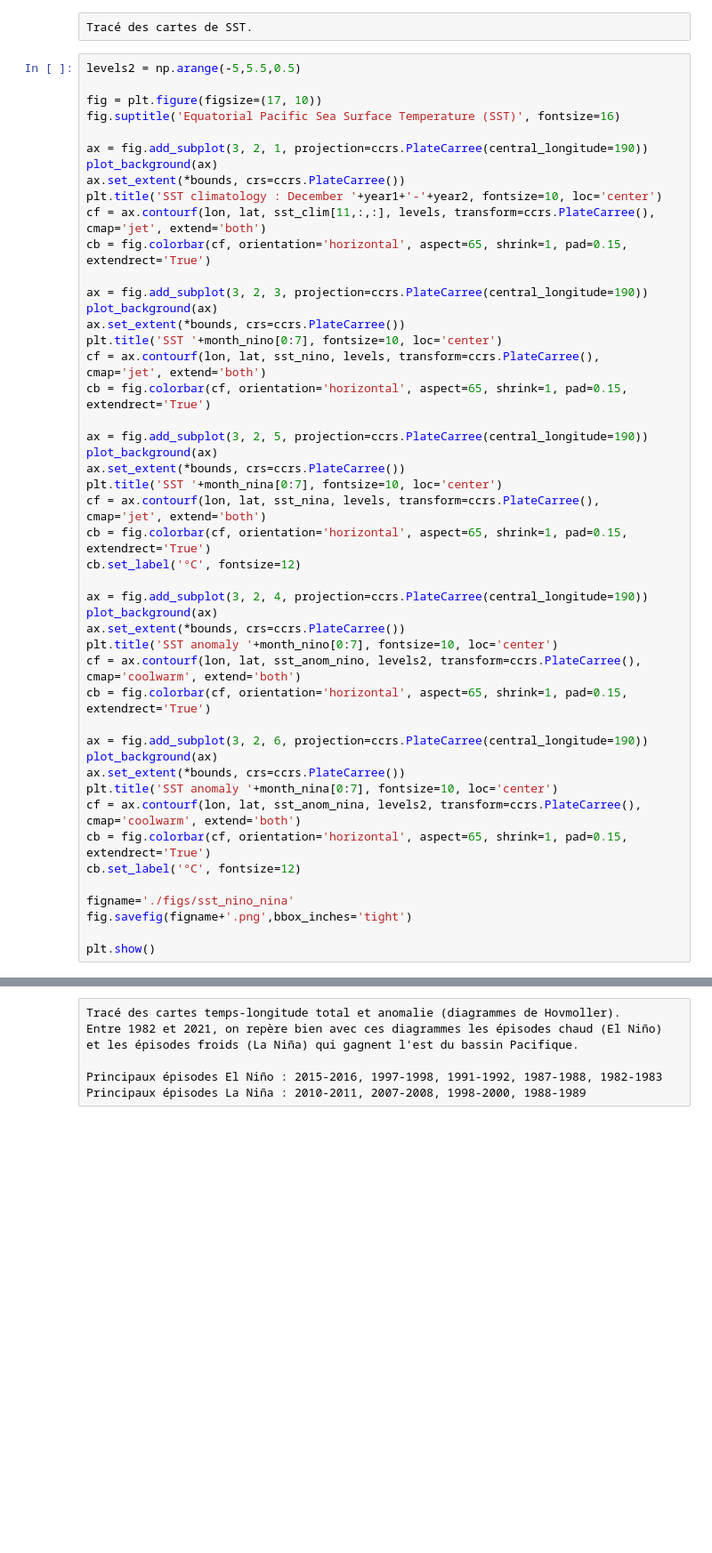
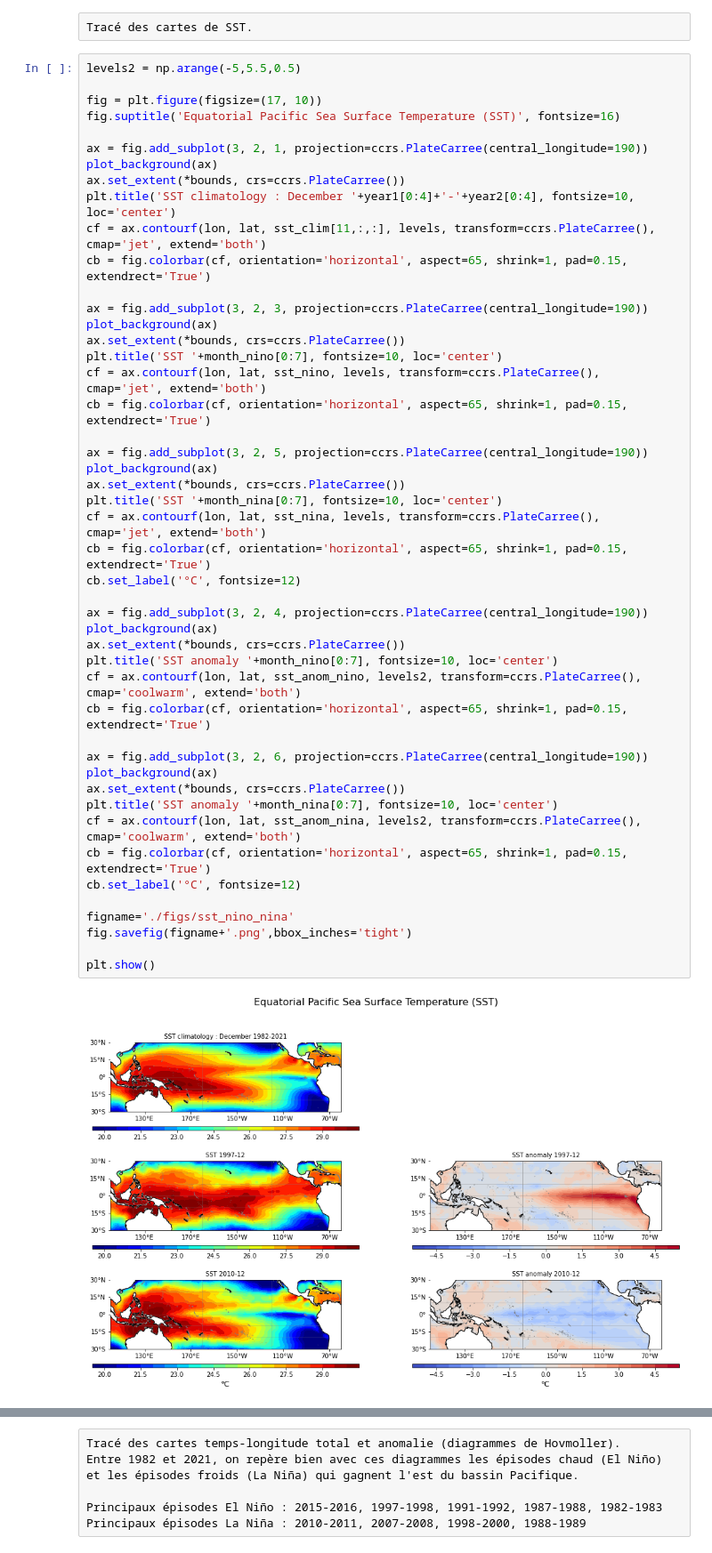
Before and after one commit to fredericferry/ENSO, a Jupyter notebook: ENSO.ipynb, the cells around one changed output, grey strips where cells are left out. Shown at 89% size. Drawn from its saved outputs; the diff is of its cells as text; blank space fills up the shorter version.

```diff
--- a/ENSO.ipynb
+++ b/ENSO.ipynb
@@ -144,7 +182,7 @@ fig.suptitle('Equatorial Pacific Sea Surface Temperature (SST)', fontsize=16)
 ax = fig.add_subplot(3, 2, 1, projection=ccrs.PlateCarree(central_longitude=190))
 plot_background(ax)
 ax.set_extent(*bounds, crs=ccrs.PlateCarree())
-plt.title('SST climatology : December '+year1+'-'+year2, fontsize=10, loc='center')
+plt.title('SST climatology : December '+year1[0:4]+'-'+year2[0:4], fontsize=10, loc='center')
 cf = ax.contourf(lon, lat, sst_clim[11,:,:], levels, transform=ccrs.PlateCarree(), cmap='jet', extend='both')
 cb = fig.colorbar(cf, orientation='horizontal', aspect=65, shrink=1, pad=0.15, extendrect='True')
 
@@ -155,31 +193,33 @@ plt.title('SST '+month_nino[0:7], fontsize=10, loc='center')
 cf = ax.contourf(lon, lat, sst_nino, levels, transform=ccrs.PlateCarree(), cmap='jet', extend='both')
 cb = fig.colorbar(cf, orientation='horizontal', aspect=65, shrink=1, pad=0.15, extendrect='True')
 
 ax = fig.add_subplot(3, 2, 5, projection=ccrs.PlateCarree(central_longitude=190))
 plot_background(ax)
 ax.set_extent(*bounds, crs=ccrs.PlateCarree())
 plt.title('SST '+month_nina[0:7], fontsize=10, loc='center')
 cf = ax.contourf(lon, lat, sst_nina, levels, transform=ccrs.PlateCarree(), cmap='jet', extend='both')
 cb = fig.colorbar(cf, orientation='horizontal', aspect=65, shrink=1, pad=0.15, extendrect='True')
 cb.set_label('°C', fontsize=12)
 
 ax = fig.add_subplot(3, 2, 4, projection=ccrs.PlateCarree(central_longitude=190))
 plot_background(ax)
 ax.set_extent(*bounds, crs=ccrs.PlateCarree())
 plt.title('SST anomaly '+month_nino[0:7], fontsize=10, loc='center')
 cf = ax.contourf(lon, lat, sst_anom_nino, levels2, transform=ccrs.PlateCarree(), cmap='coolwarm', extend='both')
 cb = fig.colorbar(cf, orientation='horizontal', aspect=65, shrink=1, pad=0.15, extendrect='True')
 
 ax = fig.add_subplot(3, 2, 6, projection=ccrs.PlateCarree(central_longitude=190))
 plot_background(ax)
 ax.set_extent(*bounds, crs=ccrs.PlateCarree())
 plt.title('SST anomaly '+month_nina[0:7], fontsize=10, loc='center')
 cf = ax.contourf(lon, lat, sst_anom_nina, levels2, transform=ccrs.PlateCarree(), cmap='coolwarm', extend='both')
 cb = fig.colorbar(cf, orientation='horizontal', aspect=65, shrink=1, pad=0.15, extendrect='True')
 cb.set_label('°C', fontsize=12)
 
 figname='./figs/sst_nino_nina'
 fig.savefig(figname+'.png',bbox_inches='tight')
 
 plt.show()
+# %% [output]
+[figure, added]
 # %% [raw]
```
Also changed, not shown: parts of 38 cells of this notebook.
